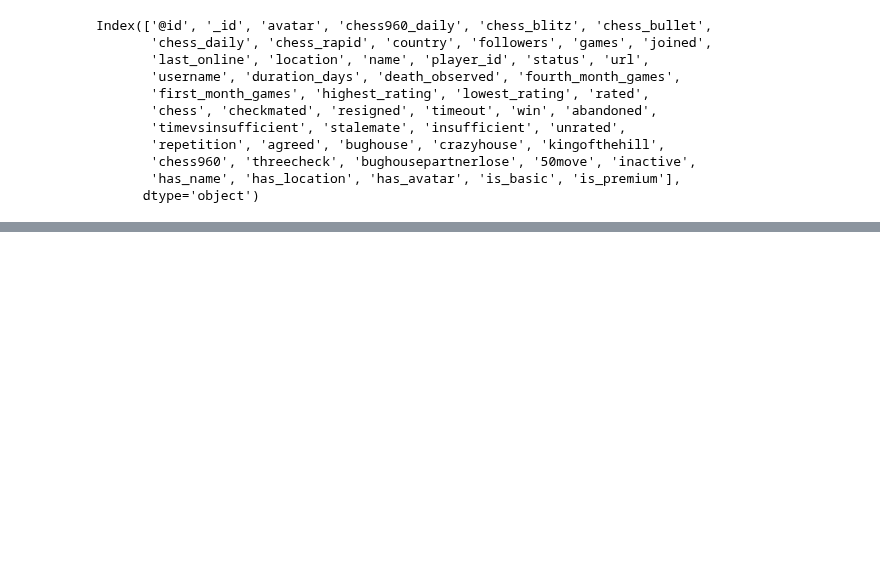
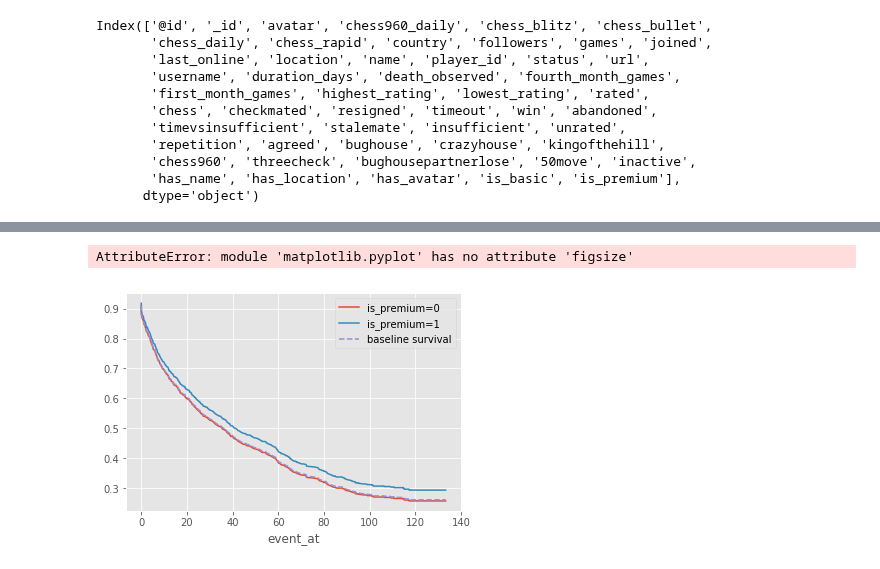
Before and after one commit to Bmcgarry194/ChessStyle, a Jupyter notebook: src/Lifelines_with_chess.ipynb, the cells around one changed output, grey strips where cells are left out. Cells and saved outputs as stored; diff of their text form; code cells hidden in the pictures; blank space fills up the shorter version.

```diff
--- a/src/Lifelines_with_chess.ipynb
+++ b/src/Lifelines_with_chess.ipynb
@@ -246,0 +270,5 @@ https://lifelines.readthedocs.io/en/latest/Examples.html#problems-with-convergen
+# %%
+cph.plot_covariate_groups('is_premium', [0, 1]);
+# %% [output]
+AttributeError: module 'matplotlib.pyplot' has no attribute 'figsize'
+[figure, added]
```
Also changed, not shown: parts of 6 cells of this notebook.
